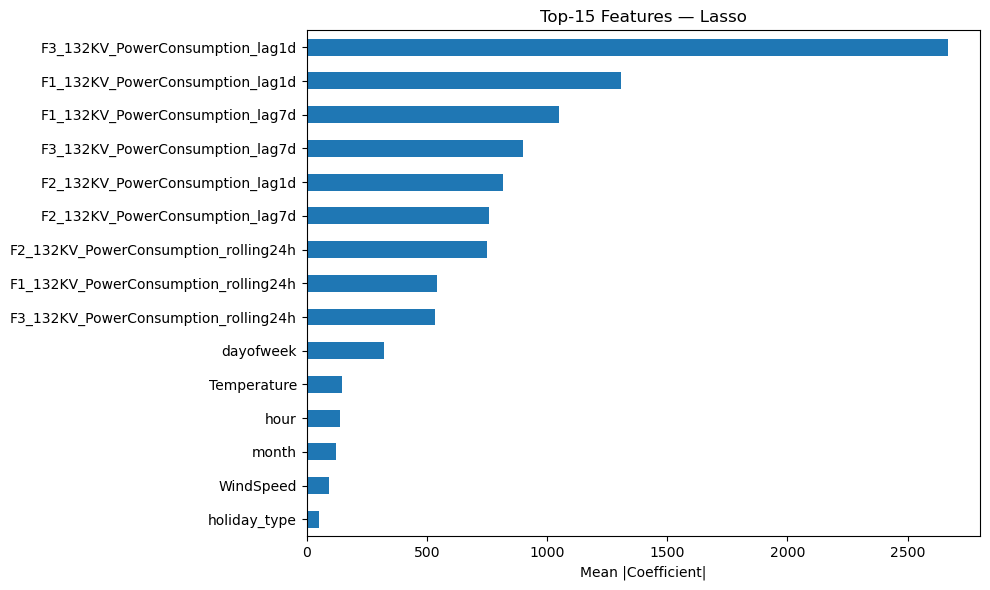
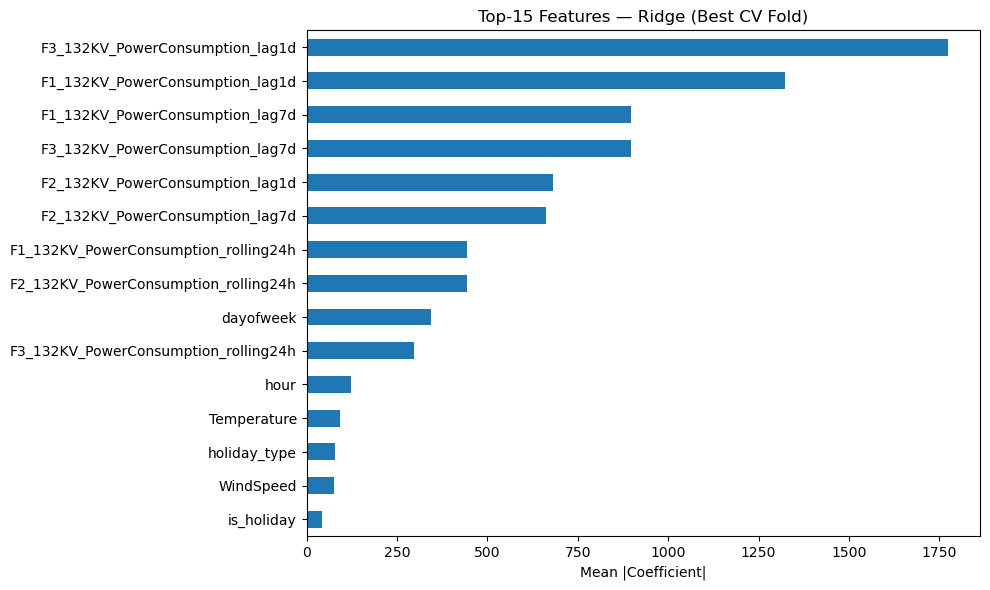
The notebook cell's code change between the first figure and the second:
--- before
+++ after
@@ -1,21 +1,9 @@
-if best_name == 'RandomForest':
-    importances = np.mean(
-        [est.feature_importances_ for est in best_model.estimators_], axis=0
-    )
-    feat_imp = pd.Series(importances, index=FEATURE_COLS).sort_values(ascending=False)
-    fig, ax = plt.subplots(figsize=(10, 6))
-    feat_imp.head(15).plot.barh(ax=ax)
-    ax.invert_yaxis()
-    ax.set_xlabel('Mean Feature Importance')
-    ax.set_title(f'Top-15 Features — {best_name}')
-    plt.tight_layout(); plt.show()
-else:
-    coefs = np.mean([np.abs(est.named_steps['model'].coef_) 
-                     for est in best_model.estimators_], axis=0)
-    feat_imp = pd.Series(coefs, index=FEATURE_COLS).sort_values(ascending=False)
-    fig, ax = plt.subplots(figsize=(10, 6))
-    feat_imp.head(15).plot.barh(ax=ax)
-    ax.invert_yaxis()
-    ax.set_xlabel('Mean |Coefficient|')
-    ax.set_title(f'Top-15 Features — {best_name}')
-    plt.tight_layout(); plt.show()
+coefs = np.mean([np.abs(est.named_steps['model'].coef_) 
+                 for est in best_fold_model.estimators_], axis=0)
+feat_imp = pd.Series(coefs, index=FEATURE_COLS).sort_values(ascending=False)
+fig, ax = plt.subplots(figsize=(10, 6))
+feat_imp.head(15).plot.barh(ax=ax)
+ax.invert_yaxis()
+ax.set_xlabel('Mean |Coefficient|')
+ax.set_title('Top-15 Features — Ridge (Best CV Fold)')
+plt.tight_layout(); plt.show()

Commit: Increased Accuracy of the Model